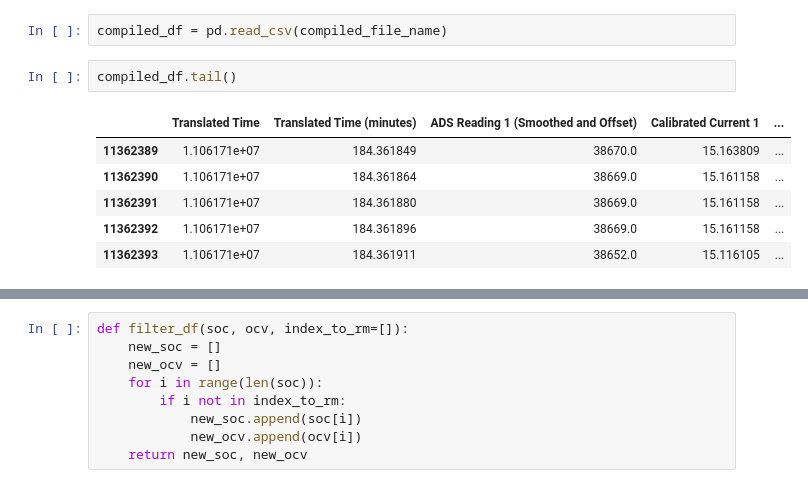
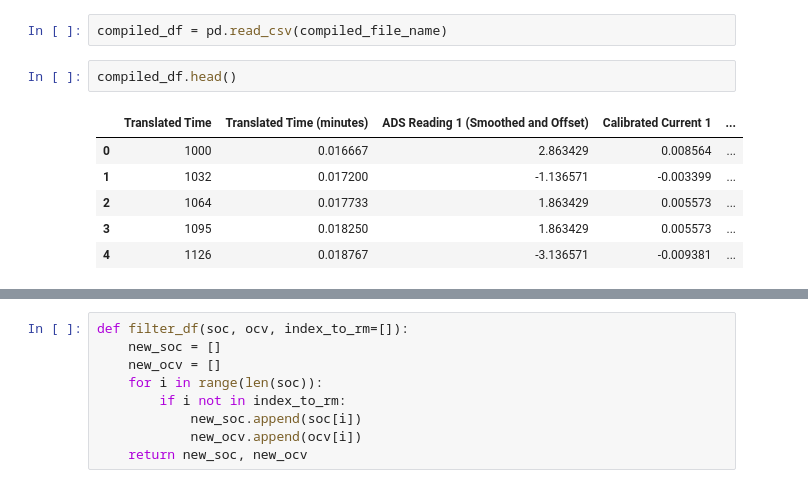
Before and after one commit to Inverated/Proa-II-Electrical-Setup, a Jupyter notebook: Calibration Data 2/Data/calibration_code_ads1115/3.ocv-soc-fit.ipynb, the cells around one changed output, grey strips where cells are left out. Cells and saved outputs as stored; diff of their text form.

```diff
--- a/Calibration Data 2/Data/calibration_code_ads1115/3.ocv-soc-fit.ipynb
+++ b/Calibration Data 2/Data/calibration_code_ads1115/3.ocv-soc-fit.ipynb
@@ -23,11 +23,11 @@ points_of_interest = json.load(open(points_of_interest_file_name, 'r'))
 # %%
 compiled_df = pd.read_csv(compiled_file_name)
 # %%
-compiled_df.tail()
+compiled_df.head()
 # %% [output]
 |  | Translated Time | Translated Time (minutes) | ADS Reading 1 (Smoothed and Offset) | Calibrated Current 1 | ... |
-| 11362389 | 1.106171e+07 | 184.361849 | 38670.0 | 15.163809 | ... |
-| 11362390 | 1.106171e+07 | 184.361864 | 38669.0 | 15.161158 | ... |
-| 11362391 | 1.106171e+07 | 184.361880 | 38669.0 | 15.161158 | ... |
-| 11362392 | 1.106171e+07 | 184.361896 | 38669.0 | 15.161158 | ... |
-| 11362393 | 1.106171e+07 | 184.361911 | 38652.0 | 15.116105 | ... |
+| 0 | 1000 | 0.016667 | 2.863429 | 0.008564 | ... |
+| 1 | 1032 | 0.017200 | -1.136571 | -0.003399 | ... |
+| 2 | 1064 | 0.017733 | 1.863429 | 0.005573 | ... |
+| 3 | 1095 | 0.018250 | 1.863429 | 0.005573 | ... |
+| 4 | 1126 | 0.018767 | -3.136571 | -0.009381 | ... |
```
Also changed, not shown: parts of 15 cells of this notebook, 30 other files.
